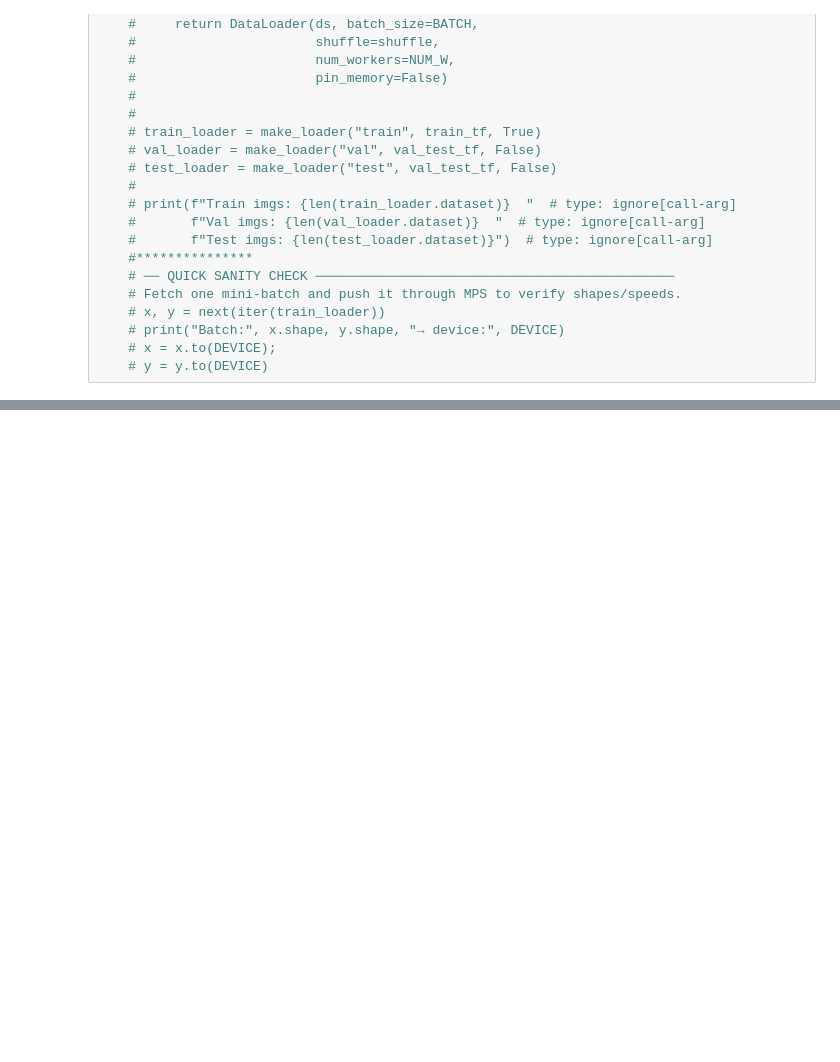
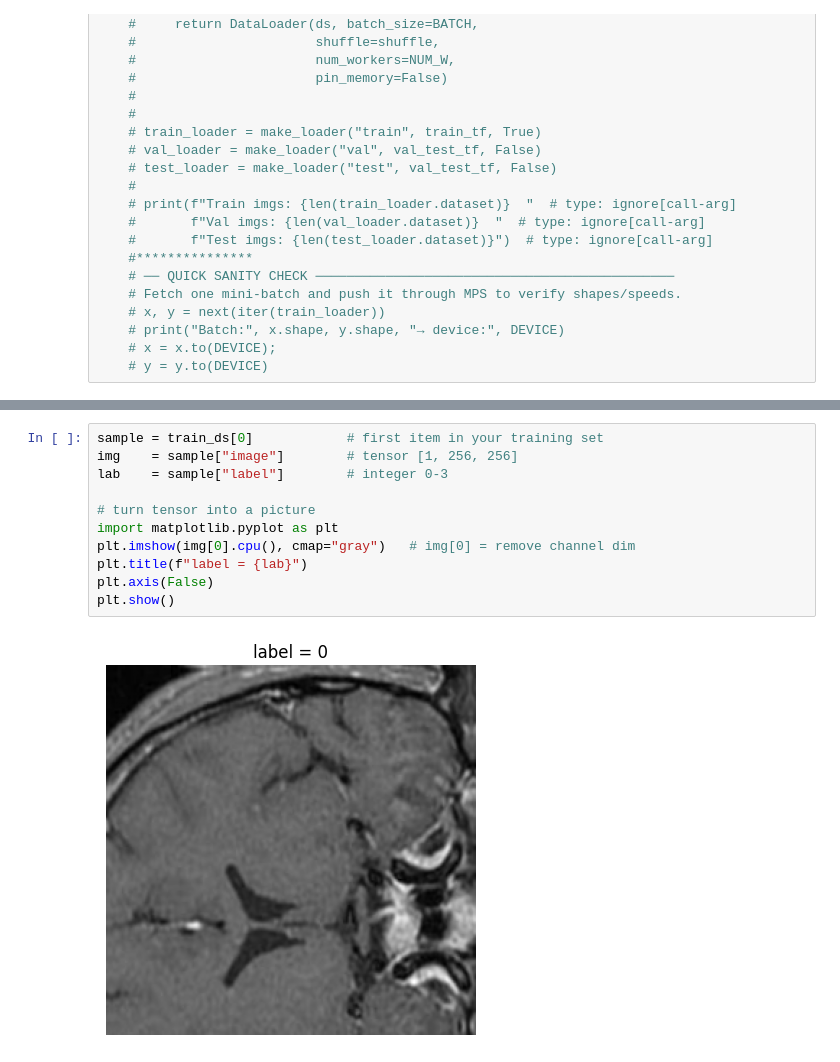
Before and after one commit to Somdip-Sen/MRI_tumor_detection, a Jupyter notebook: Code.ipynb, the cells around one changed output, grey strips where cells are left out. Saved outputs shown, nothing was run; the diff lists cells and outputs as text; blank space fills up the shorter version.

```diff
--- a/Code.ipynb
+++ b/Code.ipynb
@@ -343,0 +414,13 @@ RuntimeError: applying transform ToTensor()
+# %%
+sample = train_ds[0]            # first item in your training set
+img    = sample["image"]        # tensor [1, 256, 256]
+lab    = sample["label"]        # integer 0-3
+
+# turn tensor into a picture
+import matplotlib.pyplot as plt
+plt.imshow(img[0].cpu(), cmap="gray")   # img[0] = remove channel dim
+plt.title(f"label = {lab}")
+plt.axis(False)
+plt.show()
+# %% [output]
+[figure, added]
```
Also changed, not shown: parts of 8 cells of this notebook, 1 other file.
